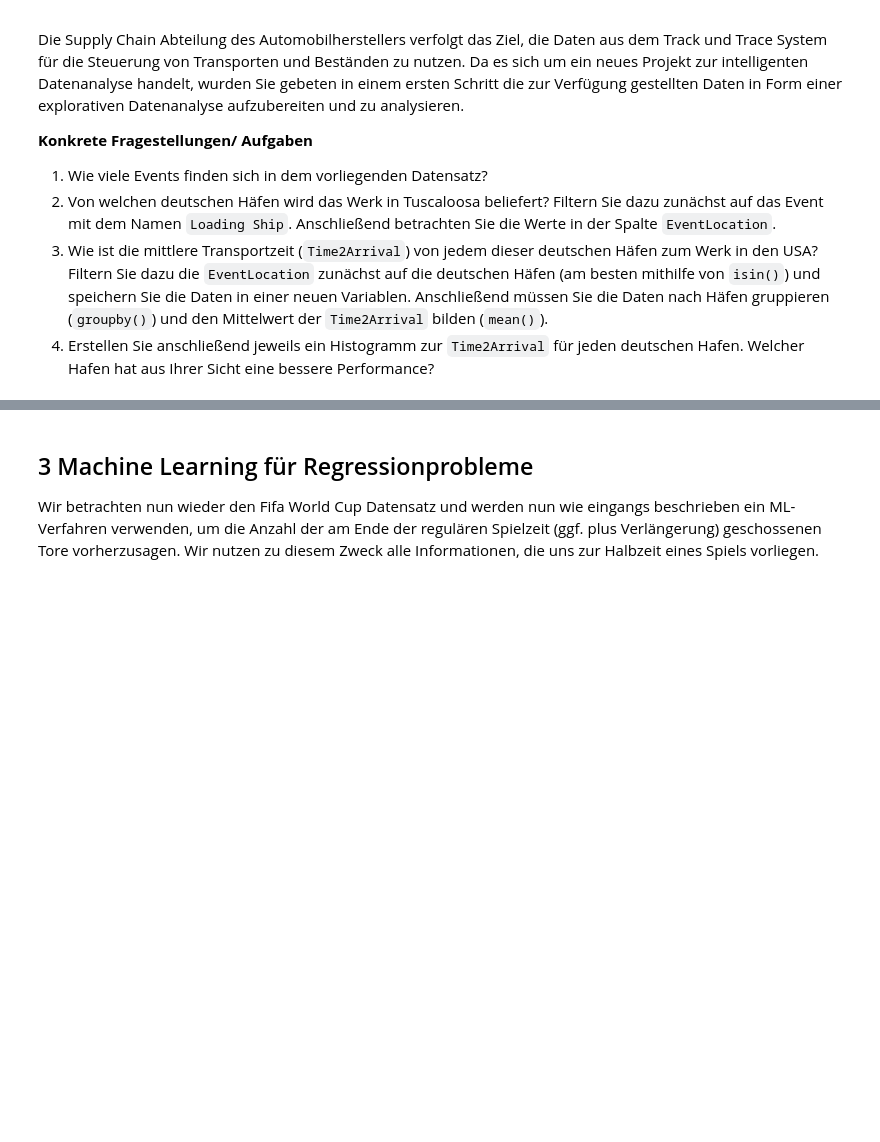
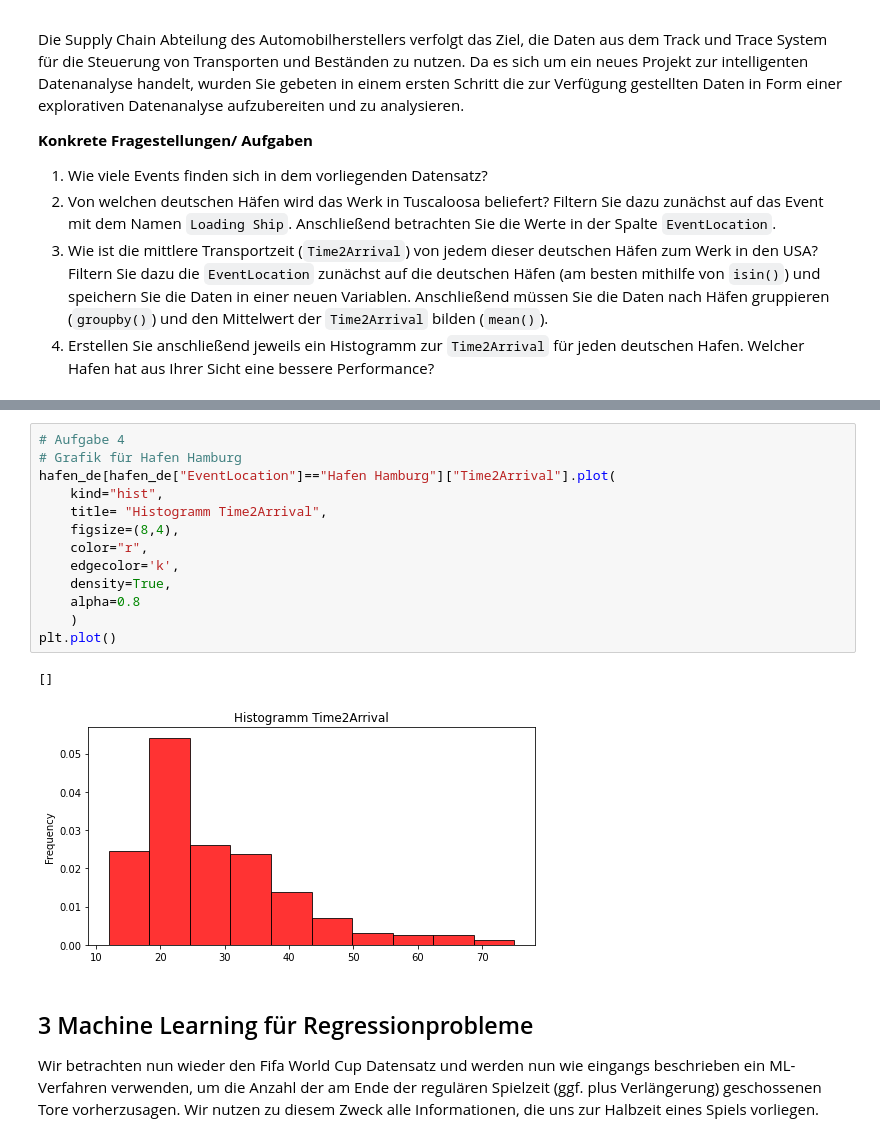
Before and after one commit to AlexKressner/KI_Logistik_Python, a Jupyter notebook: G2_Machine_Learning.ipynb, the cells around one changed output, grey strips where cells are left out. Saved outputs shown, nothing was run; the diff lists cells and outputs as text; blank space fills up the shorter version.

```diff
--- a/G2_Machine_Learning.ipynb
+++ b/G2_Machine_Learning.ipynb
@@ -187,3 +358,19 @@ Die Supply Chain Abteilung des Automobilherstellers verfolgt das Ziel, die Daten
+# %%
+# Aufgabe 4
+# Grafik für Hafen Hamburg
+hafen_de[hafen_de["EventLocation"]=="Hafen Hamburg"]["Time2Arrival"].plot(
+    kind="hist",
+    title= "Histogramm Time2Arrival",
+    figsize=(8,4),
+    color="r",
+    edgecolor='k',
+    density=True,
+    alpha=0.8
+    )
+plt.plot()
+# %% [output]
+[]
+[figure, added]
 # %% [markdown]
 ## 3 Machine Learning für Regressionprobleme <a class="anchor" id="regression"></a>
 Wir betrachten nun wieder den Fifa World Cup Datensatz und werden nun wie eingangs beschrieben ein ML-Verfahren verwenden, um die Anzahl der am Ende der regulären Spielzeit (ggf. plus Verlängerung) geschossenen Tore vorherzusagen. Wir nutzen zu diesem Zweck alle Informationen, die uns zur Halbzeit eines Spiels vorliegen.
```
Also changed, not shown: parts of 55 cells of this notebook.
